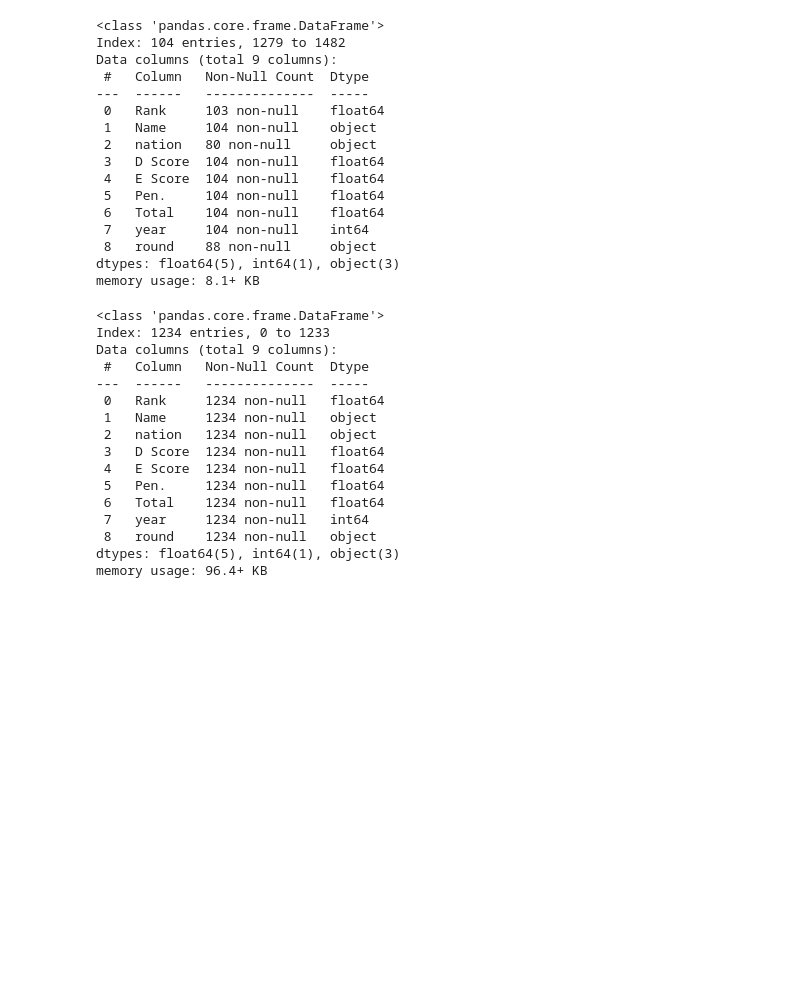
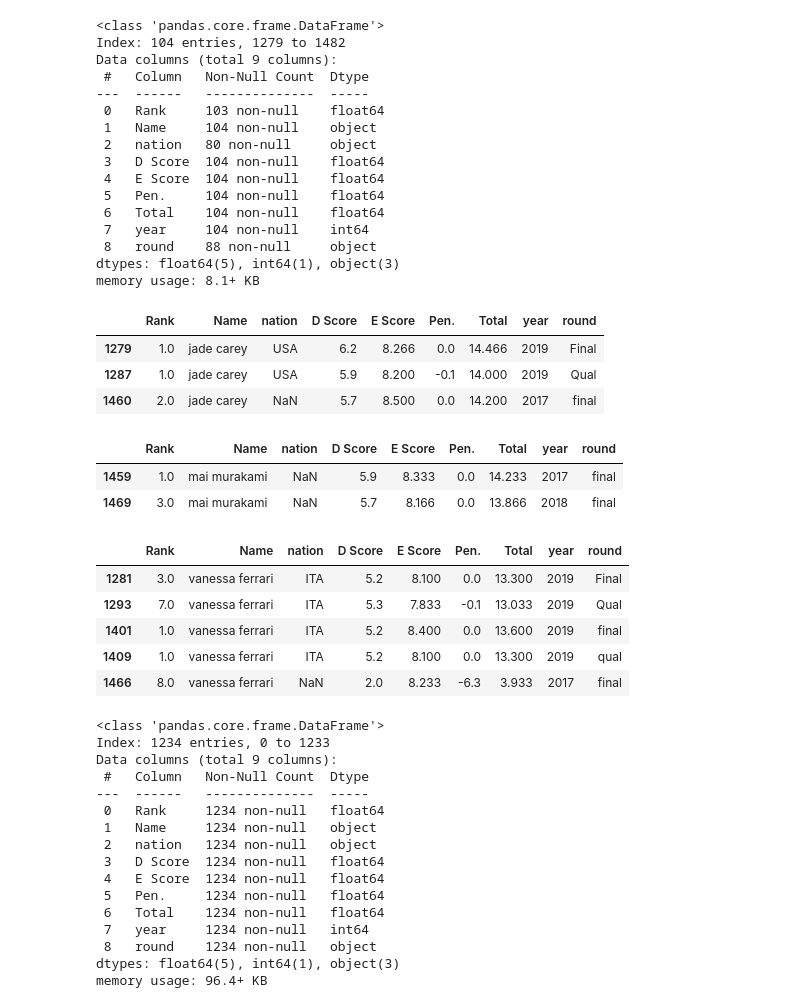
Before and after one commit to RyanJTalbot/MSDS, a Jupyter notebook: Core/Data Mining Foundations/Data Mining Project/Project/competition_gym2023/Combine_Data/Add medals to non-olympic events.ipynb, the cells around one changed output. Cells and saved outputs as stored; diff of their text form; code cells hidden in the pictures; blank space fills up the shorter version.

```diff
--- a/Core/Data Mining Foundations/Data Mining Project/Project/competition_gym2023/Combine_Data/Add medals to non-olympic events.ipynb
+++ b/Core/Data Mining Foundations/Data Mining Project/Project/competition_gym2023/Combine_Data/Add medals to non-olympic events.ipynb
@@ -162,6 +181,28 @@ Data columns (total 9 columns):
  8   round    88 non-null     object
 dtypes: float64(5), int64(1), object(3)
 memory usage: 8.1+ KB
+# %%
+df20[df20["Name"]=='jade carey']
+# %% [output]
+|  | Rank | Name | nation | D Score | E Score | Pen. | Total | year | round |
+| 1279 | 1.0 | jade carey | USA | 6.2 | 8.266 | 0.0 | 14.466 | 2019 | Final |
+| 1287 | 1.0 | jade carey | USA | 5.9 | 8.200 | -0.1 | 14.000 | 2019 | Qual |
+| 1460 | 2.0 | jade carey | NaN | 5.7 | 8.500 | 0.0 | 14.200 | 2017 | final |
+# %%
+df20[df20["Name"]=='mai murakami']
+# %% [output]
+|  | Rank | Name | nation | D Score | E Score | Pen. | Total | year | round |
+| 1459 | 1.0 | mai murakami | NaN | 5.9 | 8.333 | 0.0 | 14.233 | 2017 | final |
+| 1469 | 3.0 | mai murakami | NaN | 5.7 | 8.166 | 0.0 | 13.866 | 2018 | final |
+# %%
+df20[df20["Name"]=='vanessa ferrari']
+# %% [output]
+|  | Rank | Name | nation | D Score | E Score | Pen. | Total | year | round |
+| 1281 | 3.0 | vanessa ferrari | ITA | 5.2 | 8.100 | 0.0 | 13.300 | 2019 | Final |
+| 1293 | 7.0 | vanessa ferrari | ITA | 5.3 | 7.833 | -0.1 | 13.033 | 2019 | Qual |
+| 1401 | 1.0 | vanessa ferrari | ITA | 5.2 | 8.400 | 0.0 | 13.600 | 2019 | final |
+| 1409 | 1.0 | vanessa ferrari | ITA | 5.2 | 8.100 | 0.0 | 13.300 | 2019 | qual |
+| 1466 | 8.0 | vanessa ferrari | NaN | 2.0 | 8.233 | -6.3 | 3.933 | 2017 | final |
 # %%
 df24.info()
 # %% [output]
```
Also changed, not shown: parts of 5 cells of this notebook, 13 other files.
